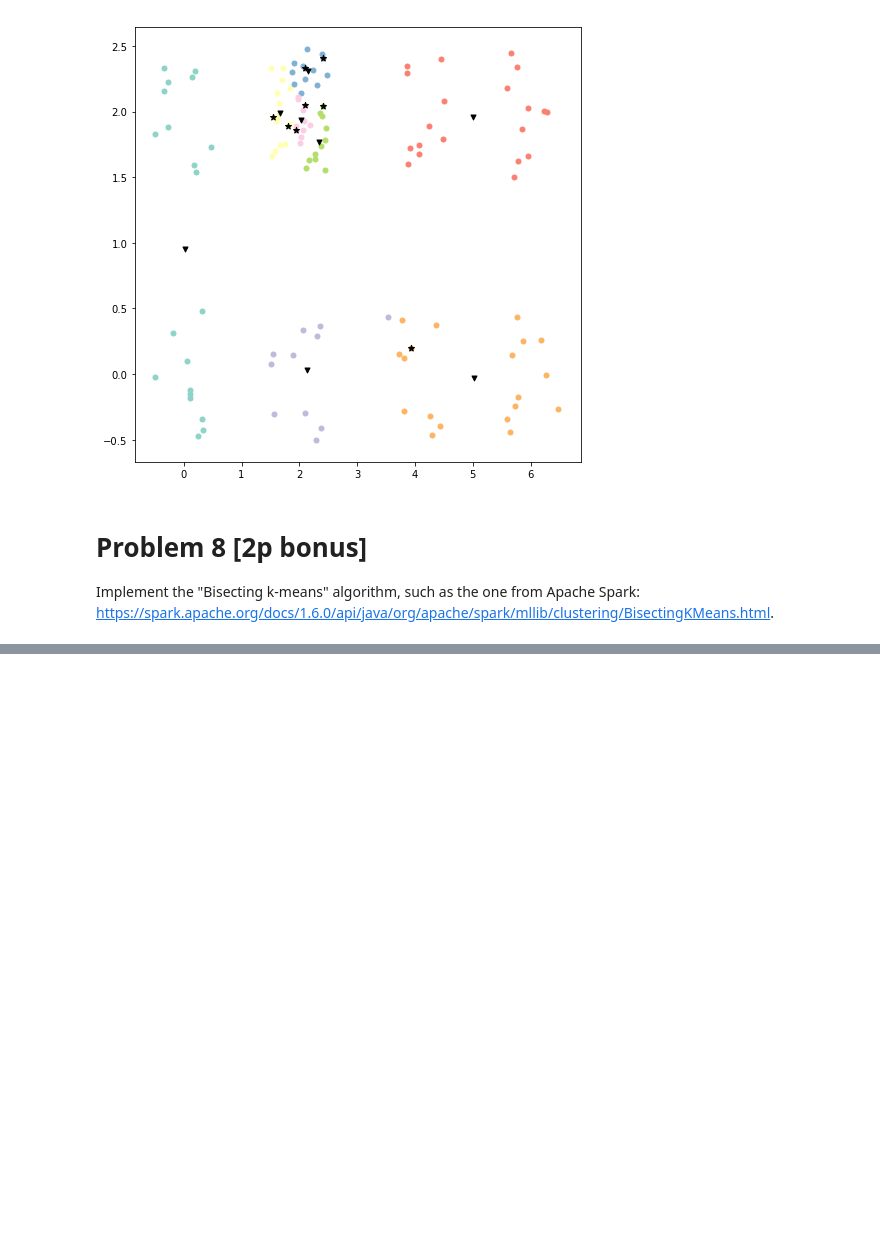
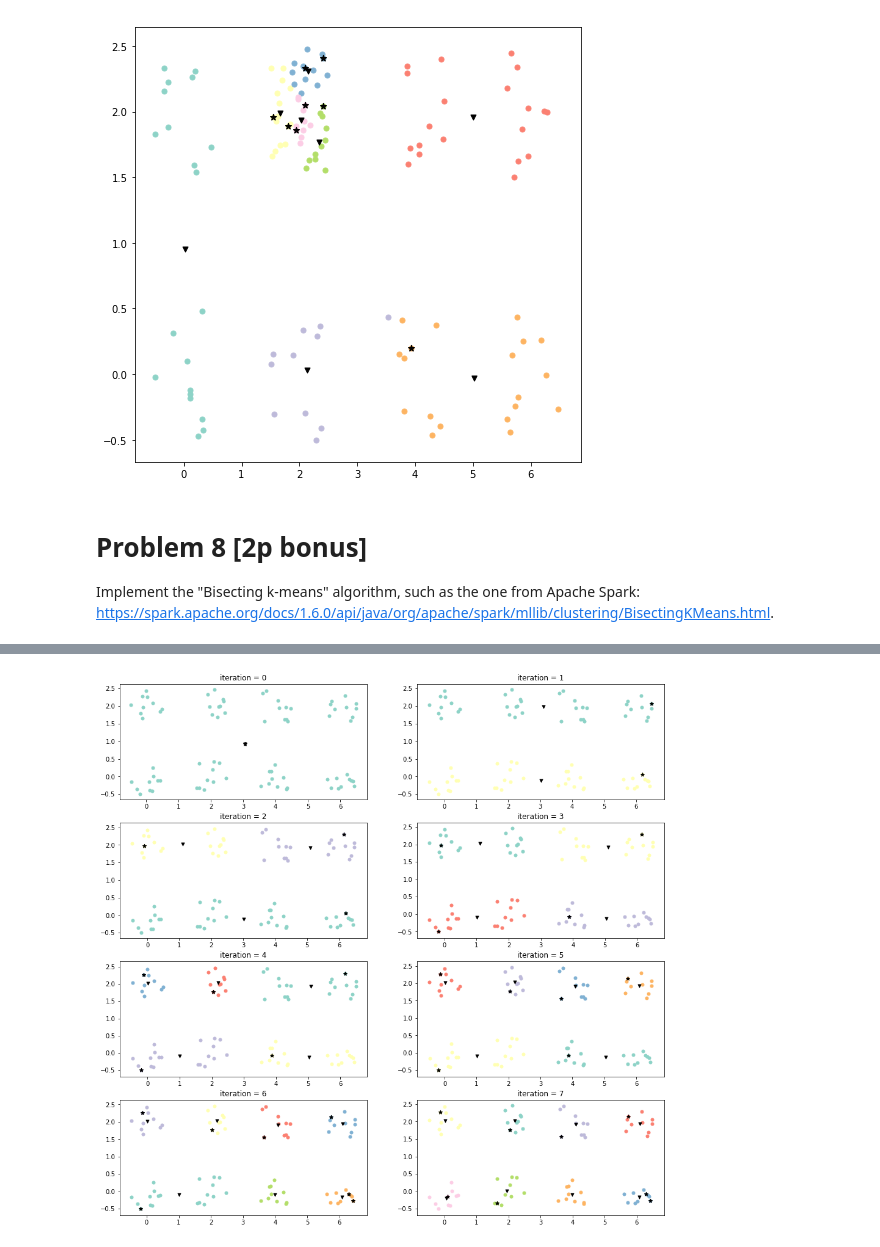
Before and after one commit to swistak35/nn_assignments, a Jupyter notebook: assignment6/assignment_6.ipynb, the cells around one changed output, grey strips where cells are left out. Drawn from its saved outputs; the diff is of its cells as text; code cells hidden in the pictures; blank space fills up the shorter version.

```diff
--- a/assignment6/assignment_6.ipynb
+++ b/assignment6/assignment_6.ipynb
@@ -923,0 +964,2 @@ Implement the "Bisecting k-means" algorithm, such as the one from Apache Spark:
+# %%
+als, cinitls, cls = bisecting_kmeans(data, 8)
@@ -923,0 +969,20 @@ Implement the "Bisecting k-means" algorithm, such as the one from Apache Spark:
+# %%
+pylab.rcParams['figure.figsize'] = (16, 16)
+
+iterations = len(cls)
+
+for iteration in range(iterations):
+    subplot(int(np.ceil(iterations / 2.0)), 2, iteration + 1)
+    title('iteration = %d'%(iteration,))
+
+    a = als[iteration]
+    c = cls[iteration]
+    cinit = cinitls[iteration]
+
+    for ci in set(a):
+        scatter(data[0,a==ci],data[1,a==ci], color=colormap[ci], s=25)
+
+    scatter(cinit[0,:], cinit[1,:], color='k',marker='*', s=40)
+    scatter(c[0,:], c[1,:], color='k',marker='v', s=25)
+# %% [output]
+[figure, added]
```
Also changed, not shown: parts of 3 cells of this notebook.
